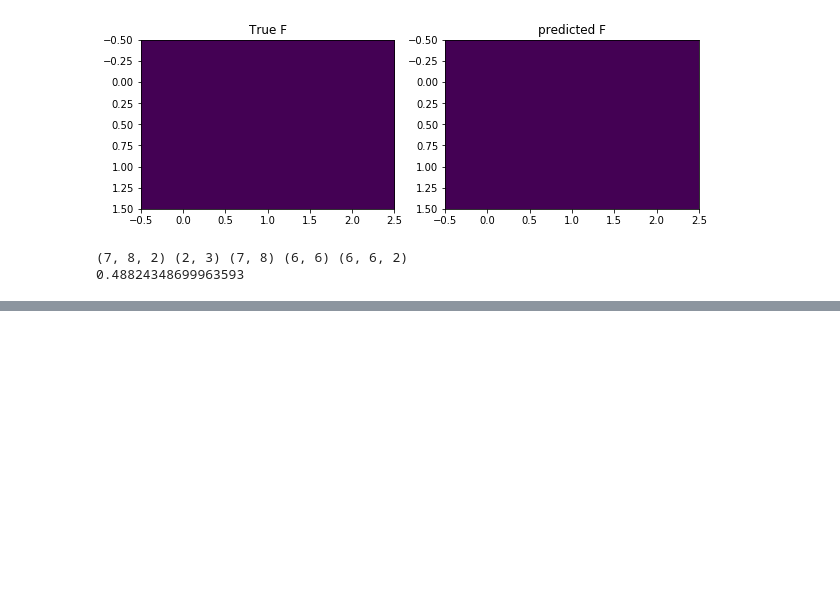
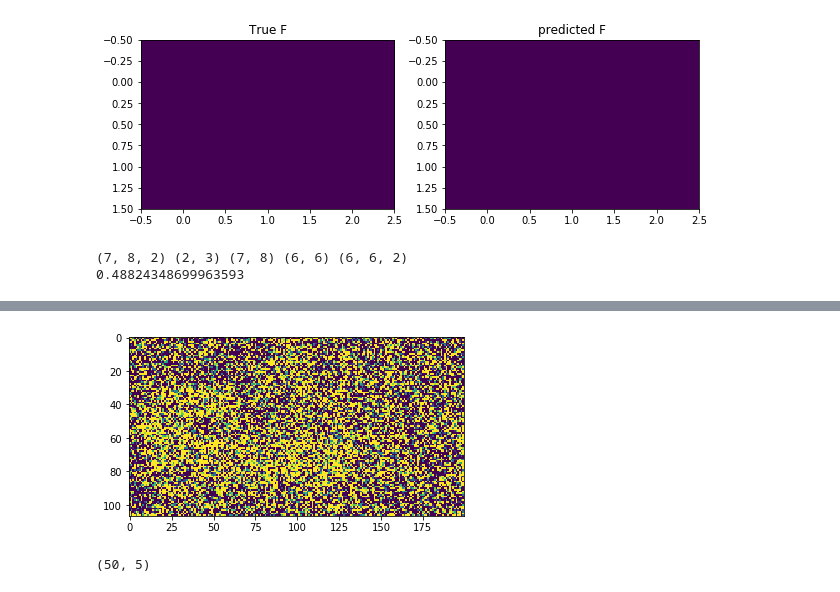
Before and after one commit to Muhamob/bmmo-2019-Fall, a Jupyter notebook: hw/practice_1/Tests.ipynb, the cells around one changed output, grey strips where cells are left out. Saved outputs shown, nothing was run; the diff lists cells and outputs as text; code cells hidden in the pictures; blank space fills up the shorter version.

```diff
--- a/hw/practice_1/Tests.ipynb
+++ b/hw/practice_1/Tests.ipynb
@@ -70,0 +108,10 @@ test.check_m_step_time()
+# %%
+plt.imshow(data[:, :, 0])
+plt.savefig("./imgs/sample_image.png")
+# %% [output]
+[figure, added]
+# %%
+LL_array = np.asarray(LL)
+LL_array.shape
+# %% [output]
+(50, 5)
```
Also changed, not shown: parts of 9 cells of this notebook, 1 other file.
